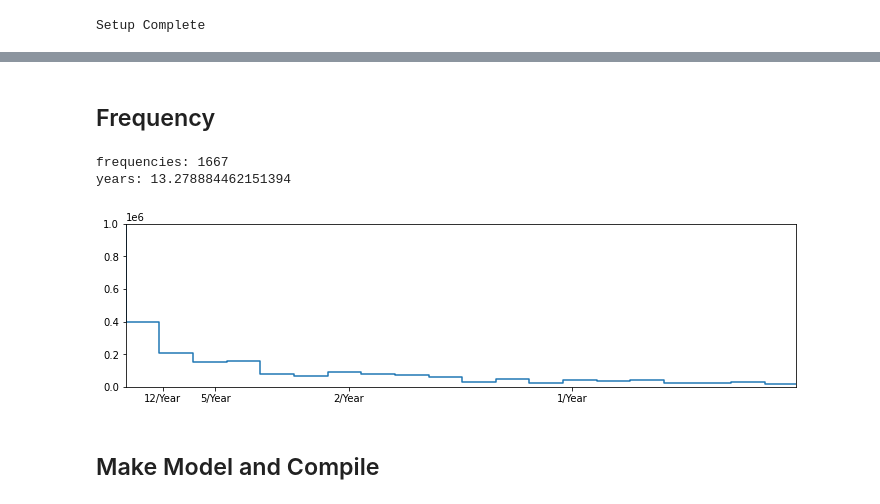
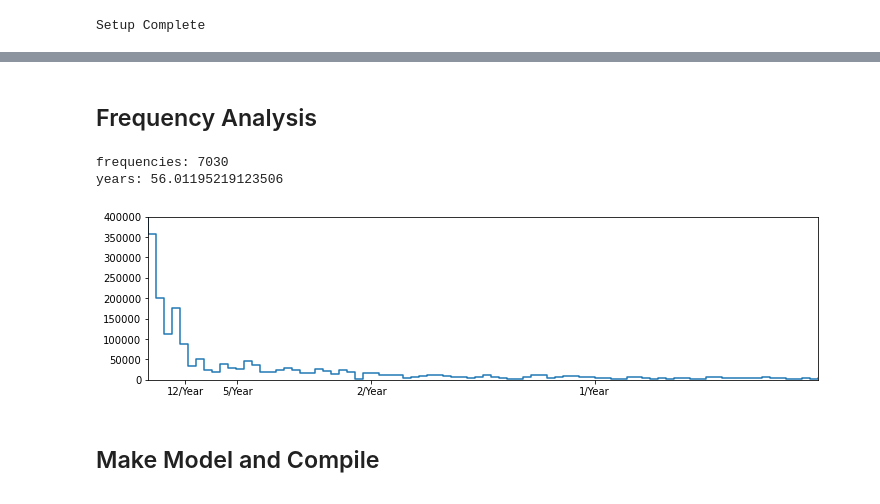
Before and after one commit to Grant-Syt/495_stock_forecast, a Jupyter notebook: stock_forecast.ipynb, the cells around one changed output, grey strips where cells are left out. Saved outputs shown, nothing was run; the diff lists cells and outputs as text; code cells hidden in the pictures.

Commit message:
table changes, adding new graphs

```diff
--- a/stock_forecast.ipynb
+++ b/stock_forecast.ipynb
@@ -47,5 +48,5 @@ Setup Complete
 # %%
-df = pd.read_csv('data/googl_edit.csv')
+df = pd.read_csv('data/ibm_edit.csv')
 # print(df)
 
 # throw out some data
@@ -141,30 +142,30 @@ train + val + test = 3333
 # %% [markdown]
-## Frequency
+## Frequency Analysis
 # %%
 fft = tf.signal.rfft(df['y'])
 
 # range for ibm: [10000:12000]
 
 f_per_dataset = np.arange(0, len(fft))
 n_samples_d = len(df['y'])
 busi_days_per_year = 251 # less than business days but close to correct # of years
 years_per_dataset = n_samples_d/(busi_days_per_year)
 f_per_year = f_per_dataset/years_per_dataset
 
 if VERBOSE:
     print(f'frequencies: {len(fft)}') # data_length / 2 + 1
     print(f'years: {years_per_dataset}')
     # print(f_per_year)
 
 test = plt.step(f_per_year, np.abs(fft))
-plt.ylim(0, 1000000)
+plt.ylim(0, 400000)
 plt.xlim([0.001, 1.5])
 plt.xticks([0.083, 0.2, 0.5, 1], labels=['12/Year', '5/Year', '2/Year', '1/Year']) # f = 1/#years
 plt.show()
 # %% [output]
-frequencies: 1667
-years: 13.278884462151394
+frequencies: 7030
+years: 56.01195219123506
-[figure, old version]
+[figure, new version]
 # %% [markdown]
 ## Make Model and Compile
 # %%
```
Also changed, not shown: parts of 23 cells of this notebook, 2 other files.
